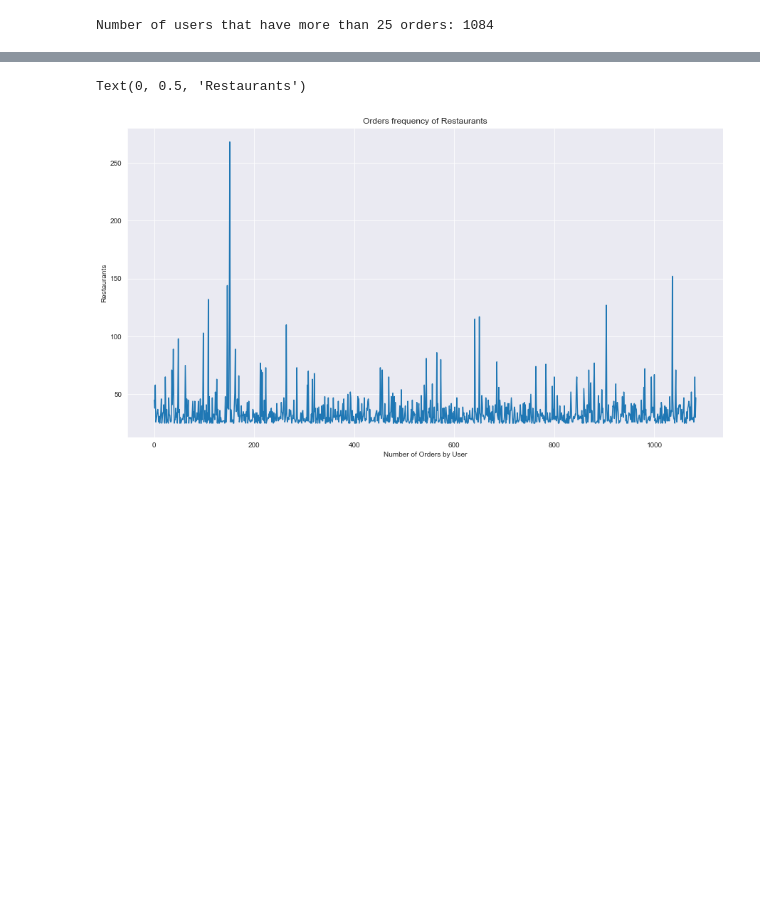
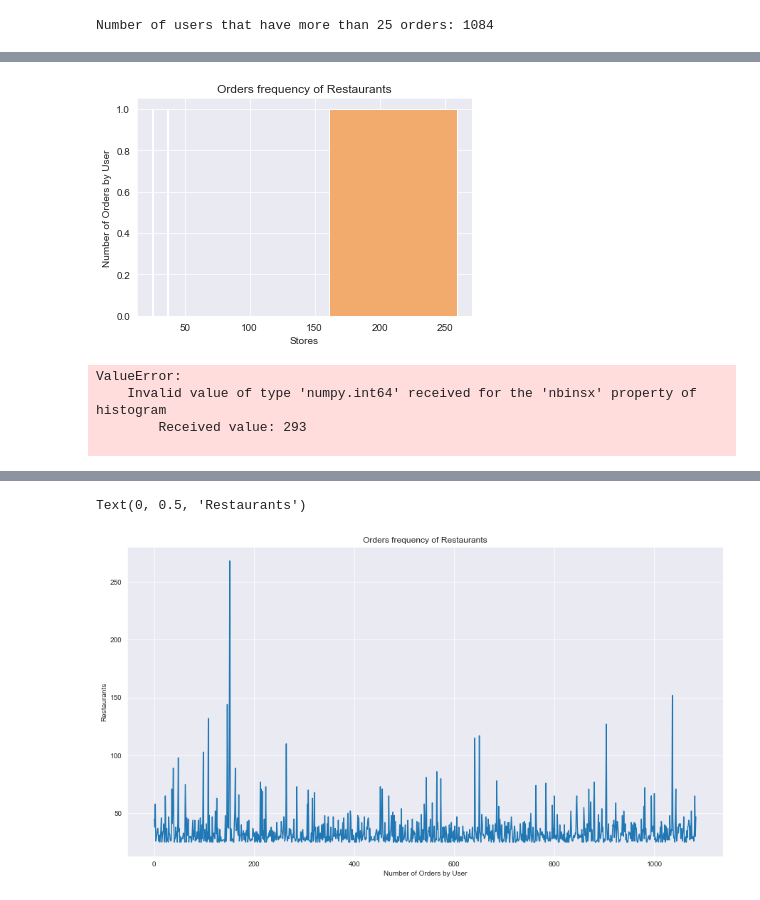
Before and after one commit to nathygonzalez/PR08-final-project-recommendation-system, a Jupyter notebook: Data Exploration.ipynb, the cells around one changed output, grey strips where cells are left out. Drawn from its saved outputs; the diff is of its cells as text; code cells hidden in the pictures; blank space fills up the shorter version.

```diff
--- a/Data Exploration.ipynb
+++ b/Data Exploration.ipynb
@@ -411 +440,4 @@ Frankfurt de Verdi                 1
 Name: Store Name, Length: 163, dtype: int64
+# %%
+orders = df_min_orders[('Code')].values
+orders
@@ -411,0 +481,3 @@ Name: Store Name, Length: 163, dtype: int64
+# %%
+store = df_min_orders['Store Name'].value_counts().head(15)
+store
@@ -411,0 +501,27 @@ Name: Store Name, Length: 163, dtype: int64
+# %%
+plot.hist(x=store, bins=orders, color='#F2AB6D', rwidth=0.85)
+plot.title('Orders frequency of Restaurants')
+plot.xlabel('Stores')
+plot.ylabel('Number of Orders by User')
+plot.show()
+# %% [output]
+[figure, added]
+# %%
+numero_intervalos = max(orders) - min(orders) + 50
+histograma = px.histogram(orders,
+                          nbins=numero_intervalos,
+                          title='Orders Frequency by User',
+                          color_discrete_sequence=['#F2AB6D'])
+
+# configuramos las etiquetas de los ejes
+histograma.update_layout(
+    xaxis_title="Orders by User",
+    yaxis_title="Restaurants"
+)
+
+histograma.show()
+# %% [output]
+ValueError:
+    Invalid value of type 'numpy.int64' received for the 'nbinsx' property of histogram
+        Received value: 293
+
```
Also changed, not shown: parts of 79 cells of this notebook.
